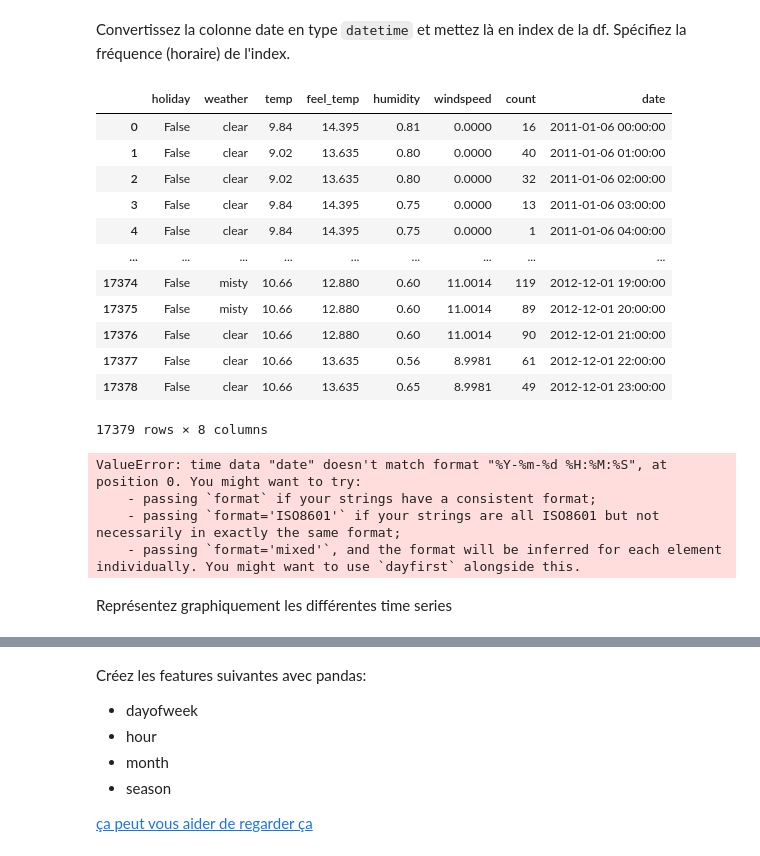
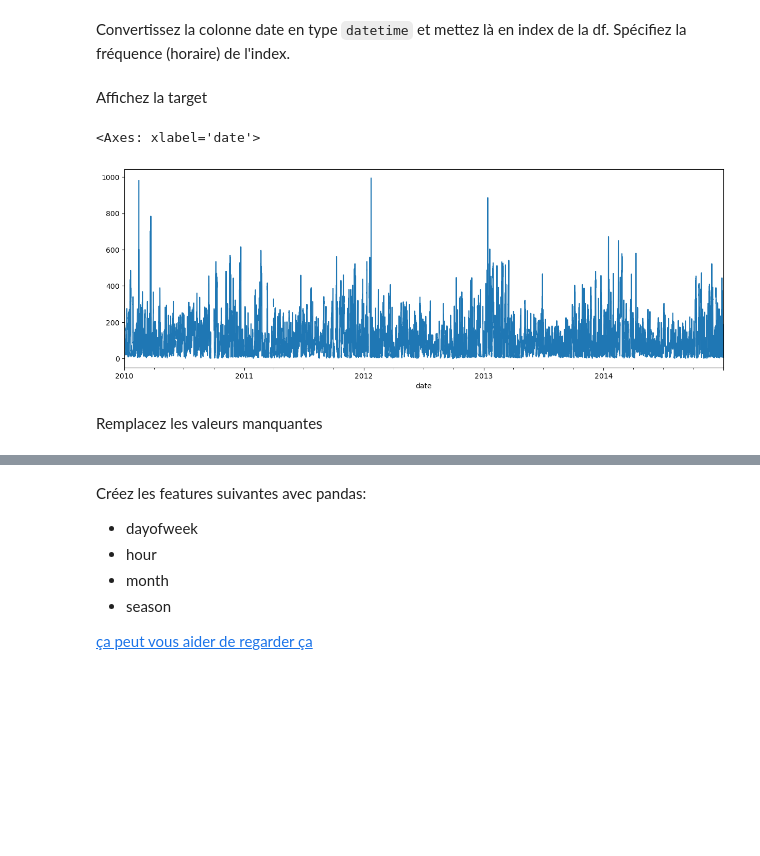
Before and after one commit to basile-desjuzeur/albert_school_ml2, a Jupyter notebook: 3.ts/5.modèles_statistiques_multivariés.ipynb, the cells around one changed output, grey strips where cells are left out. Drawn from its saved outputs; the diff is of its cells as text; code cells hidden in the pictures; blank space fills up the shorter version.

```diff
--- a/3.ts/5.modèles_statistiques_multivariés.ipynb
+++ b/3.ts/5.modèles_statistiques_multivariés.ipynb
@@ -166,4 +79,0 @@ len(pd.DatetimeIndex(pd.date_range(start=date_min, end=date_max, freq='h')))
-# %%
-date_min, date_max = df["date"][0], df["date"].iloc[-1]
-idx = pd.DatetimeIndex(pd.date_range(start=date_min, end=date_max, freq='h'))
-df.set_index(idx)
@@ -185,30 +80,16 @@ dtype: int64
 # %% [markdown]
 Convertissez la colonne date en type `datetime` et mettez là en index de la df.
 Spécifiez la fréquence (horaire) de l'index.
-# %%
-df
-# %% [output]
-|  | holiday | weather | temp | feel_temp | humidity | windspeed | count | date |
-| 0 | False | clear | 9.84 | 14.395 | 0.81 | 0.0000 | 16 | 2011-01-06 00:00:00 |
-| 1 | False | clear | 9.02 | 13.635 | 0.80 | 0.0000 | 40 | 2011-01-06 01:00:00 |
-| 2 | False | clear | 9.02 | 13.635 | 0.80 | 0.0000 | 32 | 2011-01-06 02:00:00 |
-| 3 | False | clear | 9.84 | 14.395 | 0.75 | 0.0000 | 13 | 2011-01-06 03:00:00 |
-| 4 | False | clear | 9.84 | 14.395 | 0.75 | 0.0000 | 1 | 2011-01-06 04:00:00 |
-| ... | ... | ... | ... | ... | ... | ... | ... | ... |
-| 17374 | False | misty | 10.66 | 12.880 | 0.60 | 11.0014 | 119 | 2012-12-01 19:00:00 |
-| 17375 | False | misty | 10.66 | 12.880 | 0.60 | 11.0014 | 89 | 2012-12-01 20:00:00 |
-| 17376 | False | clear | 10.66 | 12.880 | 0.60 | 11.0014 | 90 | 2012-12-01 21:00:00 |
-| 17377 | False | clear | 10.66 | 13.635 | 0.56 | 8.9981 | 61 | 2012-12-01 22:00:00 |
-| 17378 | False | clear | 10.66 | 13.635 | 0.65 | 8.9981 | 49 | 2012-12-01 23:00:00 |
-17379 rows × 8 columns
 # %%
-df["date"] = pd.to_datetime("date", format="%Y-%m-%d %H:%M:%S",
+df["date"] = pd.to_datetime(df["date"])
 df.set_index("date", inplace=True)
-# %% [output]
-ValueError: time data "date" doesn't match format "%Y-%m-%d %H:%M:%S", at position 0. You might want to try:
-    - passing `format` if your strings have a consistent format;
-    - passing `format='ISO8601'` if your strings are all ISO8601 but not necessarily in exactly the same format;
-    - passing `format='mixed'`, and the format will be inferred for each element individually. You might want to use `dayfirst` alongside this.
+# %% [markdown]
+Affichez la target
+# %%
+df["pm2.5"].plot(figsize=(15, 5))
+# %% [output]
+<Axes: xlabel='date'>
+[figure, added]
 # %% [markdown]
-Représentez graphiquement les différentes time series
+Remplacez les valeurs manquantes
 # %%
```
Also changed, not shown: parts of 38 cells of this notebook, 3 other files.
